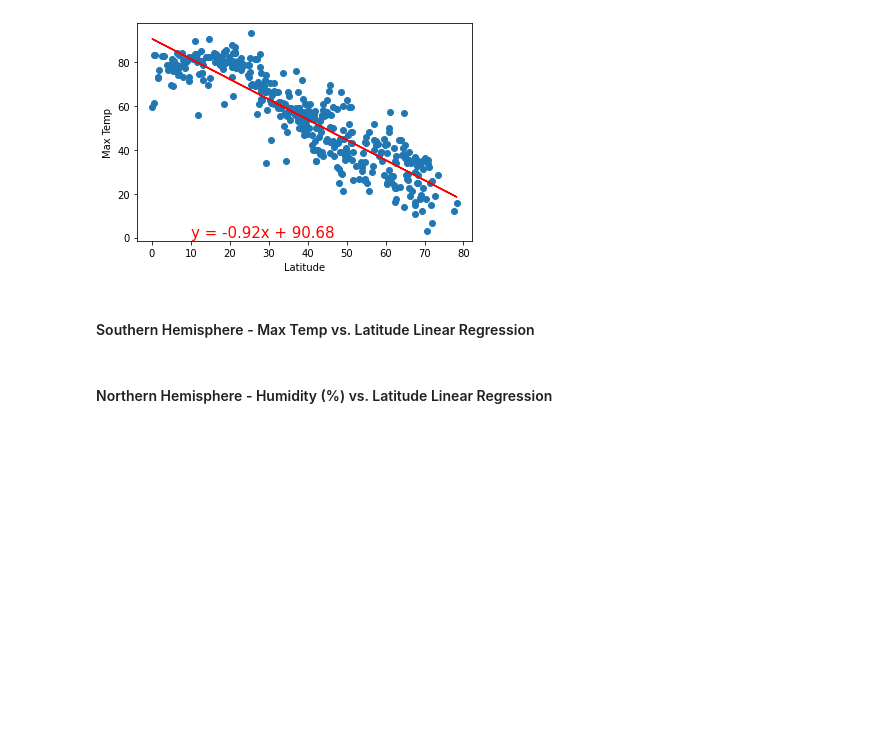
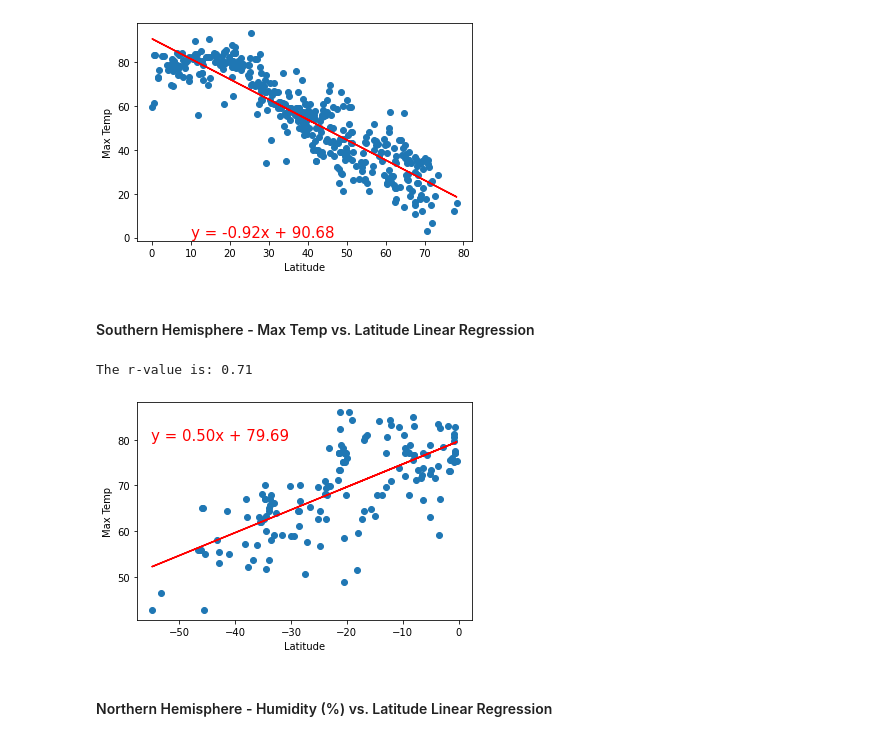
Before and after one commit to ClovisL/python-api-challenge, a Jupyter notebook: WeatherPy/WeatherPy.ipynb, the cells around one changed output. Cells and saved outputs as stored; diff of their text form; code cells hidden in the pictures; blank space fills up the shorter version.

```diff
--- a/WeatherPy/WeatherPy.ipynb
+++ b/WeatherPy/WeatherPy.ipynb
@@ -283,6 +283,32 @@ The r-value is: -0.89
 [figure]
 # %% [markdown]
 ####  Southern Hemisphere - Max Temp vs. Latitude Linear Regression
+# %%
+# Establish x value and find St. Pearson Correlation Coefficient for Max Temp
+south_temp = south_hem["Max Temp"]
+
+# Print St. Pearson Correlation Coefficient
+print(f"The r-value is: {round(st.pearsonr(south_lat, south_temp)[0],2)}")
+
+# establish linear regression values
+slope, int, r, p, std_err = st.linregress(south_lat, south_temp)
+
+# linear regression line
+fit = slope * south_lat + int
+
+# Equation for slope
+line_equation = "y = {:.2f}x + {:.2f}".format(slope, int)
+
+# scatter plot of the data
+plt.scatter(x=south_hem["Lat"], y=south_hem["Max Temp"])
+plt.plot(south_lat, fit, "-", color="r")
+plt.xlabel("Latitude")
+plt.ylabel("Max Temp")
+plt.annotate(line_equation, (-55,80), fontsize=15, color="r")
+plt.show()
+# %% [output]
+The r-value is: 0.71
+[figure, added]
 # %% [markdown]
 ####  Northern Hemisphere - Humidity (%) vs. Latitude Linear Regression
 # %% [markdown]
```
Also changed, not shown: parts of 1 cell of this notebook.
